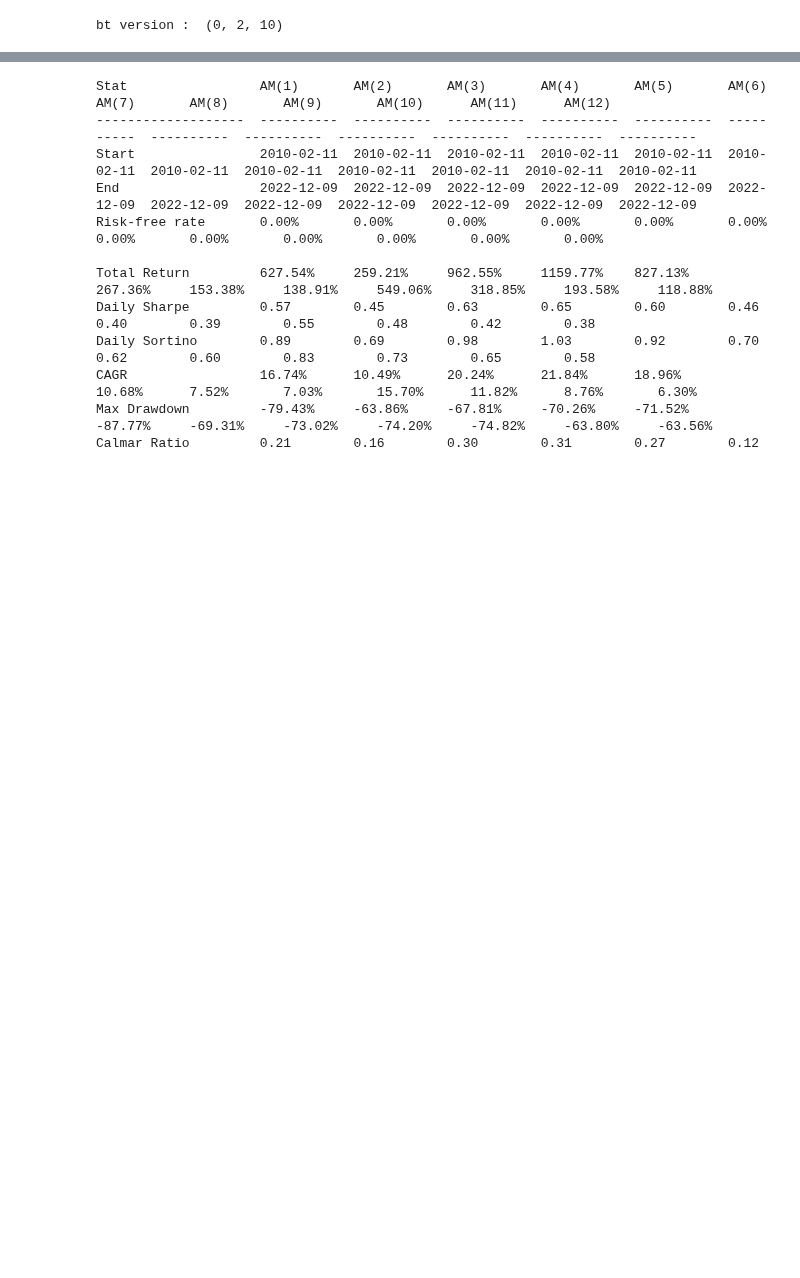
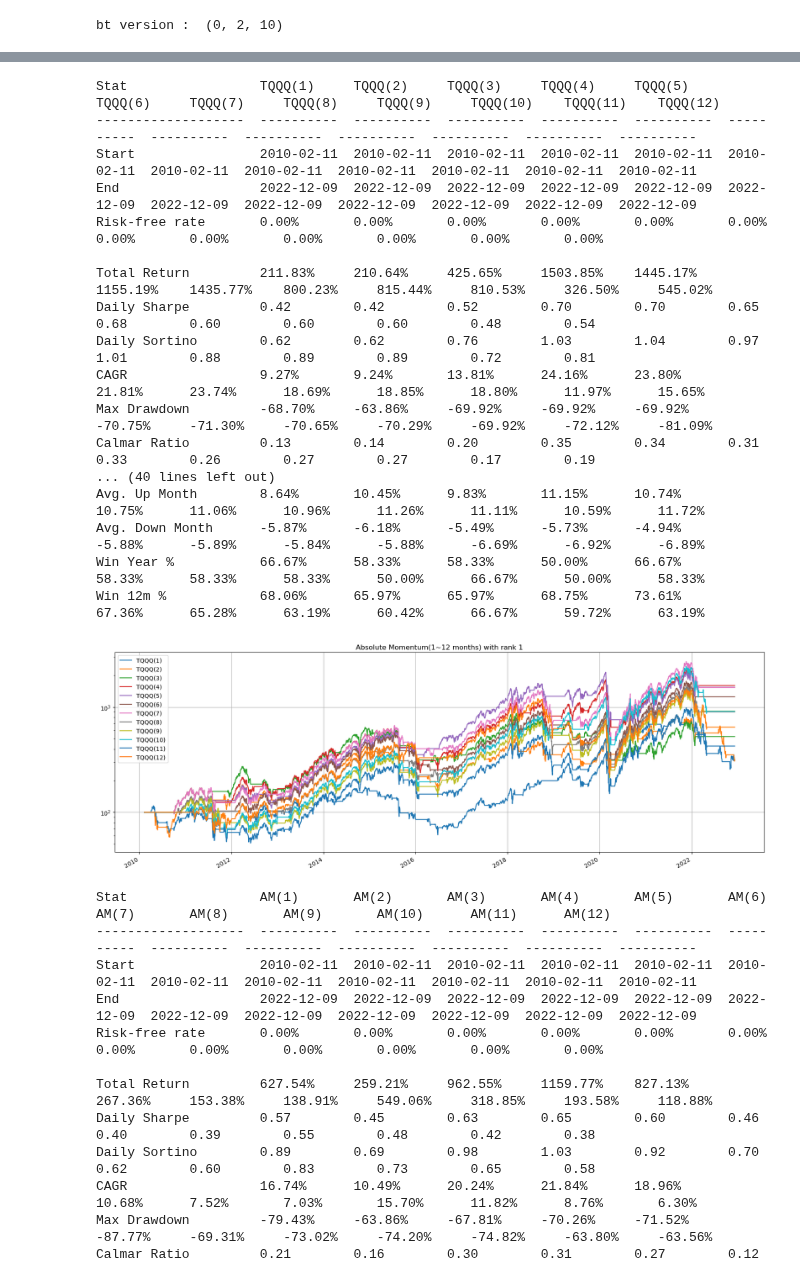
Before and after one commit to unius1004/DualMomentum, a Jupyter notebook: AbsoulteMomentum.ipynb, the cells around one changed output, grey strips where cells are left out. Cells and saved outputs as stored; diff of their text form; code cells hidden in the pictures; blank space fills up the shorter version.

```diff
--- a/AbsoulteMomentum.ipynb
+++ b/AbsoulteMomentum.ipynb
@@ -11,10 +11,6 @@ bt version :  (0, 2, 10)
 # 투자자산
 tickers = ['TQQQ','TMF']
 safe_ticker = ['BIL']
-# 월초 리밸런싱
-run_on_end_of_period = False
-# 지연시간 1일, 하루전 종가 기준으로 리밸런싱
-lag = 1
 # %%
 data = yf.download(tickers+safe_ticker, end='2022-12-10')['Adj Close']
 data = data[tickers+safe_ticker]
@@ -55,6 +51,36 @@ def AbsoluteMomentum_BT(assets, rank, months, start_day, run_on_end_of_period=Fa
                            #bt.algos.PrintTempData(),
                            bt.algos.Rebalance()])
     return bt.Backtest(s, assets, initial_capital=10000.0)
+# %%
+# 절대모멘텀 상위 1종목 (1~12개월 비교)
+absolutemomentum = {}
+for i in range(0, 12):
+    absolutemomentum[i] = AbsoluteMomentum_BT(assets[tickers[0]].to_frame(), 1, i+1, start_day, False, 1, name='{}({})'.format(tickers[0],str(i+1)))
+
+am_report = bt.run(*absolutemomentum.values())
+# %%
+am_report.plot(figsize=(20,7), grid=True, logy=True, title='Absolute Momentum(1~12 months) with rank 1')
+am_report.set_date_range(start=start_day)
+am_report.display()
+# %% [output]
+Stat                 TQQQ(1)     TQQQ(2)     TQQQ(3)     TQQQ(4)     TQQQ(5)     TQQQ(6)     TQQQ(7)     TQQQ(8)     TQQQ(9)     TQQQ(10)    TQQQ(11)    TQQQ(12)
+-------------------  ----------  ----------  ----------  ----------  ----------  ----------  ----------  ----------  ----------  ----------  ----------  ----------
+Start                2010-02-11  2010-02-11  2010-02-11  2010-02-11  2010-02-11  2010-02-11  2010-02-11  2010-02-11  2010-02-11  2010-02-11  2010-02-11  2010-02-11
+End                  2022-12-09  2022-12-09  2022-12-09  2022-12-09  2022-12-09  2022-12-09  2022-12-09  2022-12-09  2022-12-09  2022-12-09  2022-12-09  2022-12-09
+Risk-free rate       0.00%       0.00%       0.00%       0.00%       0.00%       0.00%       0.00%       0.00%       0.00%       0.00%       0.00%       0.00%
+
+Total Return         211.83%     210.64%     425.65%     1503.85%    1445.17%    1155.19%    1435.77%    800.23%     815.44%     810.53%     326.50%     545.02%
+Daily Sharpe         0.42        0.42        0.52        0.70        0.70        0.65        0.68        0.60        0.60        0.60        0.48        0.54
+Daily Sortino        0.62        0.62        0.76        1.03        1.04        0.97        1.01        0.88        0.89        0.89        0.72        0.81
+CAGR                 9.27%       9.24%       13.81%      24.16%      23.80%      21.81%      23.74%      18.69%      18.85%      18.80%      11.97%      15.65%
+Max Drawdown         -68.70%     -63.86%     -69.92%     -69.92%     -69.92%     -70.75%     -71.30%     -70.65%     -70.29%     -69.92%     -72.12%     -81.09%
+Calmar Ratio         0.13        0.14        0.20        0.35        0.34        0.31        0.33        0.26        0.27        0.27        0.17        0.19
+... (40 lines left out)
+Avg. Up Month        8.64%       10.45%      9.83%       11.15%      10.74%      10.75%      11.06%      10.96%      11.26%      11.11%      10.59%      11.72%
+Avg. Down Month      -5.87%      -6.18%      -5.49%      -5.73%      -4.94%      -5.88%      -5.89%      -5.84%      -5.88%      -6.69%      -6.92%      -6.89%
+Win Year %           66.67%      58.33%      58.33%      50.00%      66.67%      58.33%      58.33%      58.33%      50.00%      66.67%      50.00%      58.33%
+Win 12m %            68.06%      65.97%      65.97%      68.75%      73.61%      67.36%      65.28%      63.19%      60.42%      66.67%      59.72%      63.19%
+[figure, added]
 # %%
 # 절대모멘텀 상위 1종목 (1~12개월 비교)
 absolutemomentum = {}
```
Also changed, not shown: parts of 3 cells of this notebook, 2 other files.
